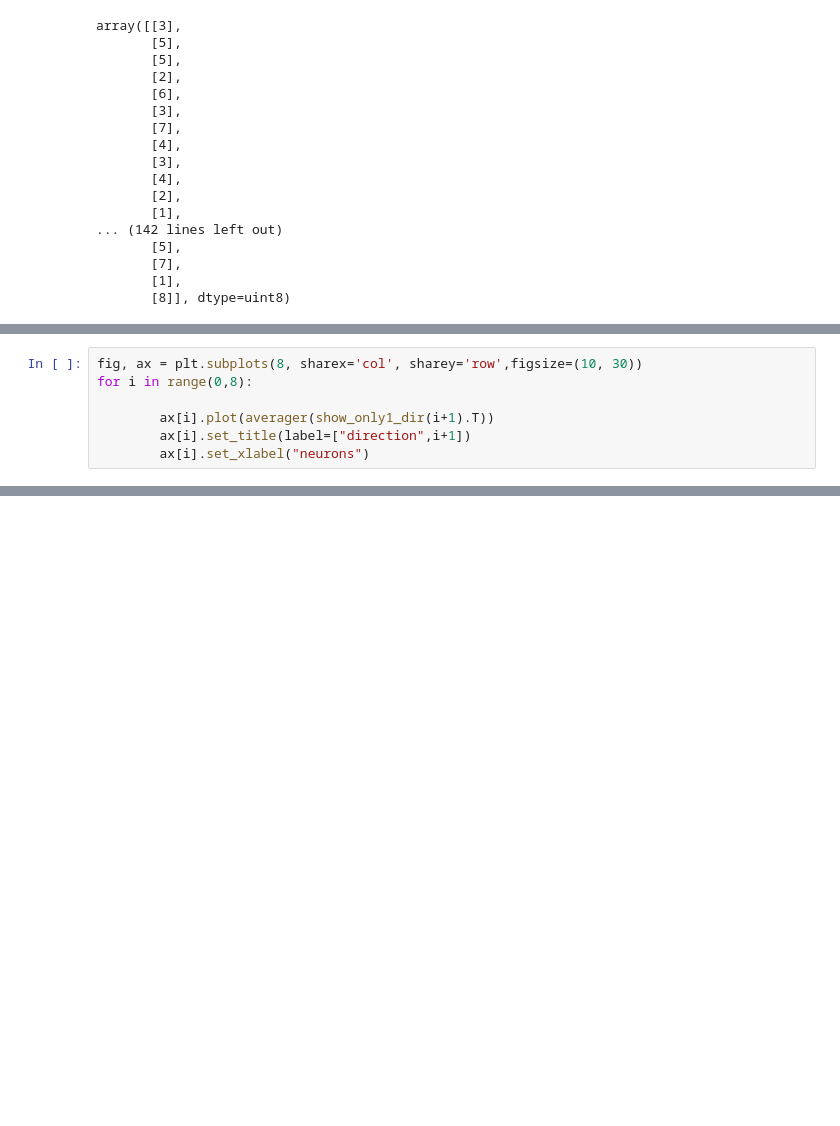
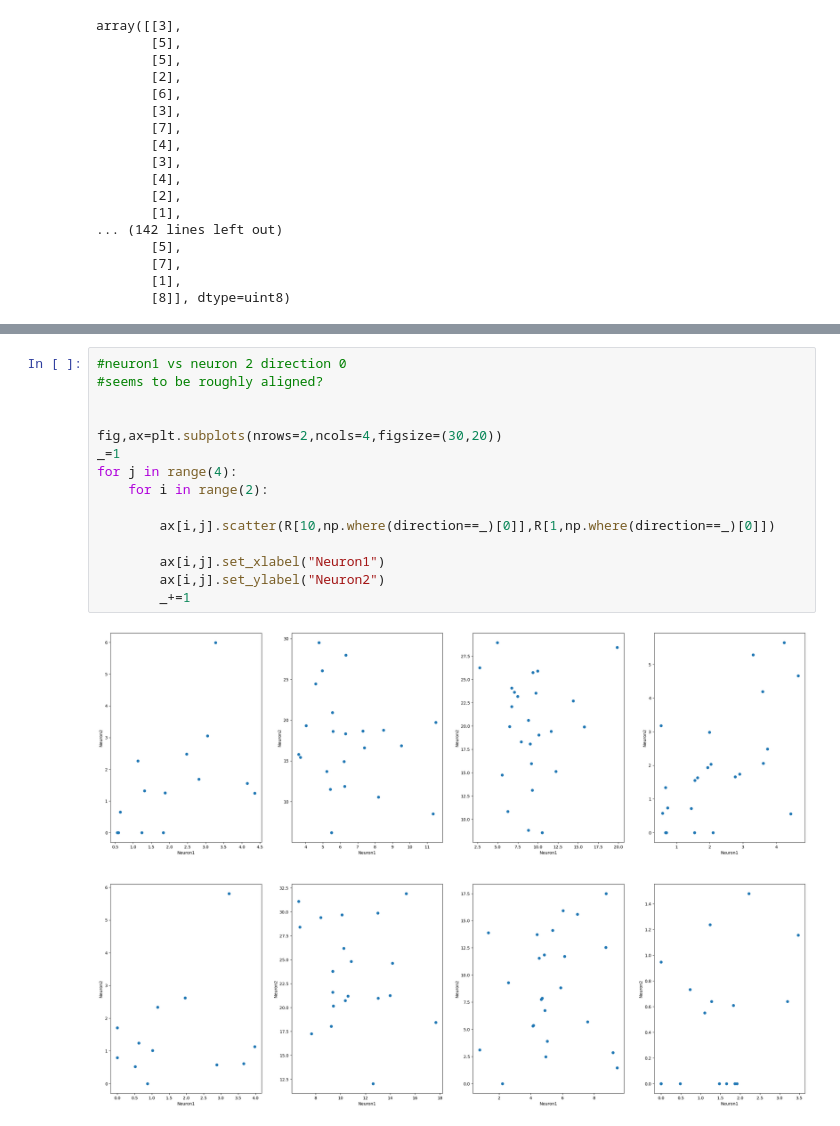
Before and after one commit to CONECT-INT/2023_CENTURI-SummerSchool, a Jupyter notebook: datasets/dataset1_reaching-task/Dataset_1_Giannis.ipynb, the cells around one changed output, grey strips where cells are left out. Saved outputs shown, nothing was run; the diff lists cells and outputs as text; blank space fills up the shorter version.

```diff
--- a/datasets/dataset1_reaching-task/Dataset_1_Giannis.ipynb
+++ b/datasets/dataset1_reaching-task/Dataset_1_Giannis.ipynb
@@ -113,7 +85,0 @@ for i in range(0,8):
-# %%
-fig, ax = plt.subplots(8, sharex='col', sharey='row',figsize=(10, 30))
-for i in range(0,8):
-
-        ax[i].plot(averager(show_only1_dir(i+1).T))
-        ax[i].set_title(label=["direction",i+1])
-        ax[i].set_xlabel("neurons")
@@ -130,0 +119,17 @@ TypeError: 'bool' object is not callable
+# %%
+#neuron1 vs neuron 2 direction 0
+#seems to be roughly aligned?
+
+
+fig,ax=plt.subplots(nrows=2,ncols=4,figsize=(30,20))
+_=1
+for j in range(4):
+    for i in range(2):
+
+        ax[i,j].scatter(R[10,np.where(direction==_)[0]],R[1,np.where(direction==_)[0]])
+
+        ax[i,j].set_xlabel("Neuron1")
+        ax[i,j].set_ylabel("Neuron2")
+        _+=1
+# %% [output]
+[figure, added]
```
Also changed, not shown: parts of 28 cells of this notebook.
